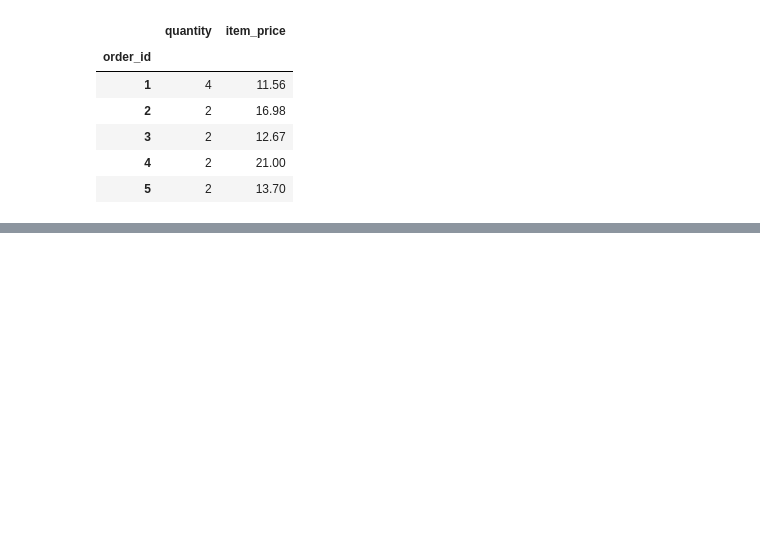
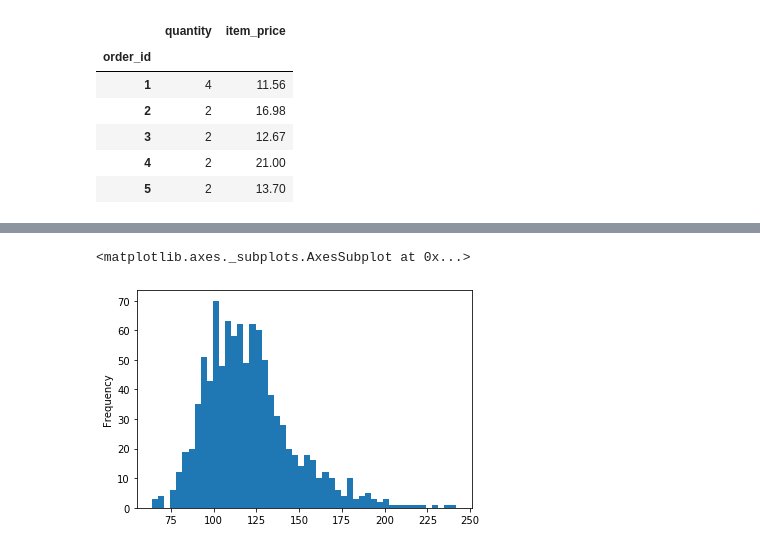
Before and after one commit to diegopmayer/python, a Jupyter notebook: pandas/data-manipulation-pandas.ipynb, the cells around one changed output, grey strips where cells are left out. Cells and saved outputs as stored; diff of their text form; code cells hidden in the pictures; blank space fills up the shorter version.

```diff
--- a/pandas/data-manipulation-pandas.ipynb
+++ b/pandas/data-manipulation-pandas.ipynb
@@ -849,0 +835,6 @@ sand.groupby(['order_id']).item_price.agg(['count', 'mean', 'min', 'max', 'sum']
+# %%
+colunas_filmes = ['start_rating', 'title', 'content_rating', 'genre', 'duration', 'actors_list']
+# %%
+filmes = pd.read_csv('dataset/movies.csv')
+# %%
+filmes.columns = columns=colunas_filmes
@@ -849,0 +986,5 @@ sand.groupby(['order_id']).item_price.agg(['count', 'mean', 'min', 'max', 'sum']
+# %%
+filmes.duration.plot(kind='hist', bins=50)
+# %% [output]
+<matplotlib.axes._subplots.AxesSubplot at 0x...>
+[figure, added]
```
Also changed, not shown: parts of 41 cells of this notebook, 1 other file.
